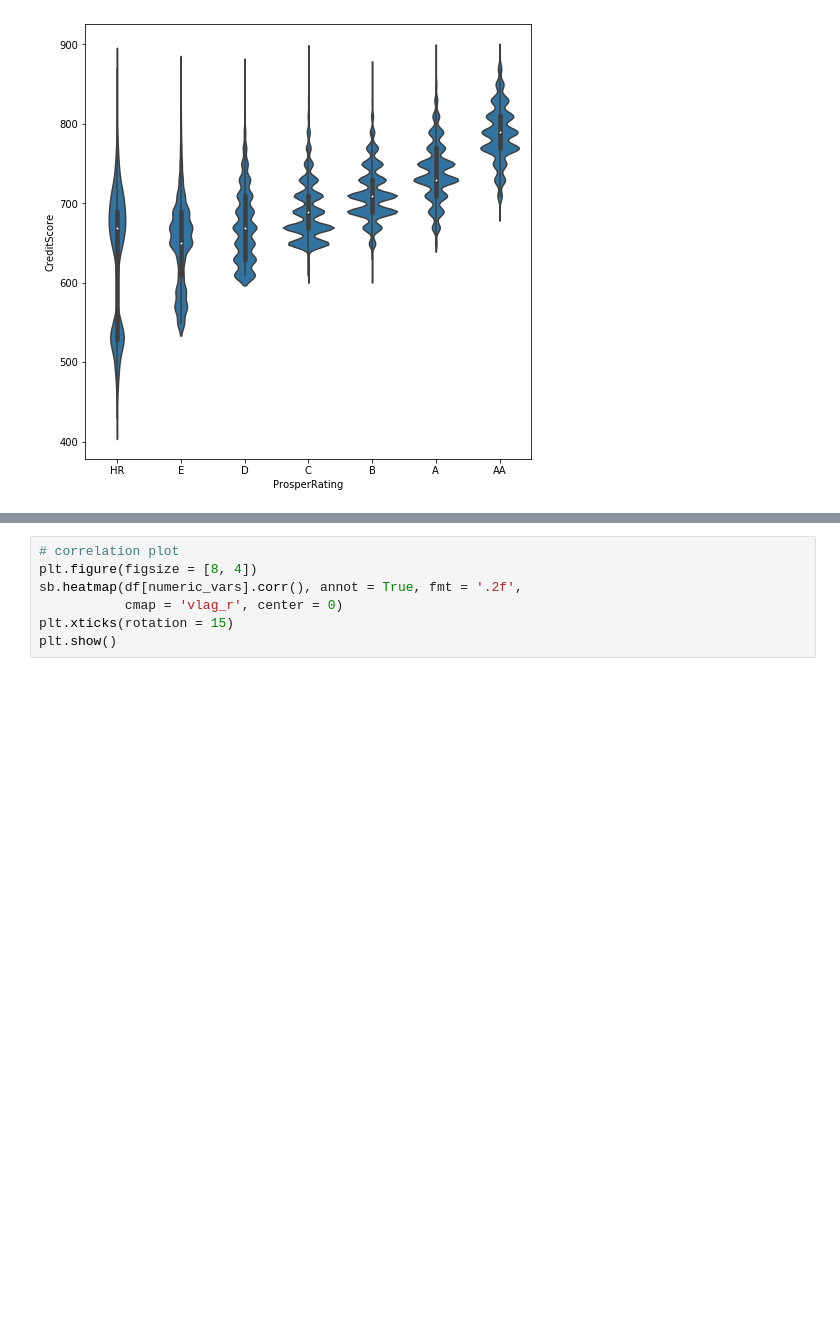
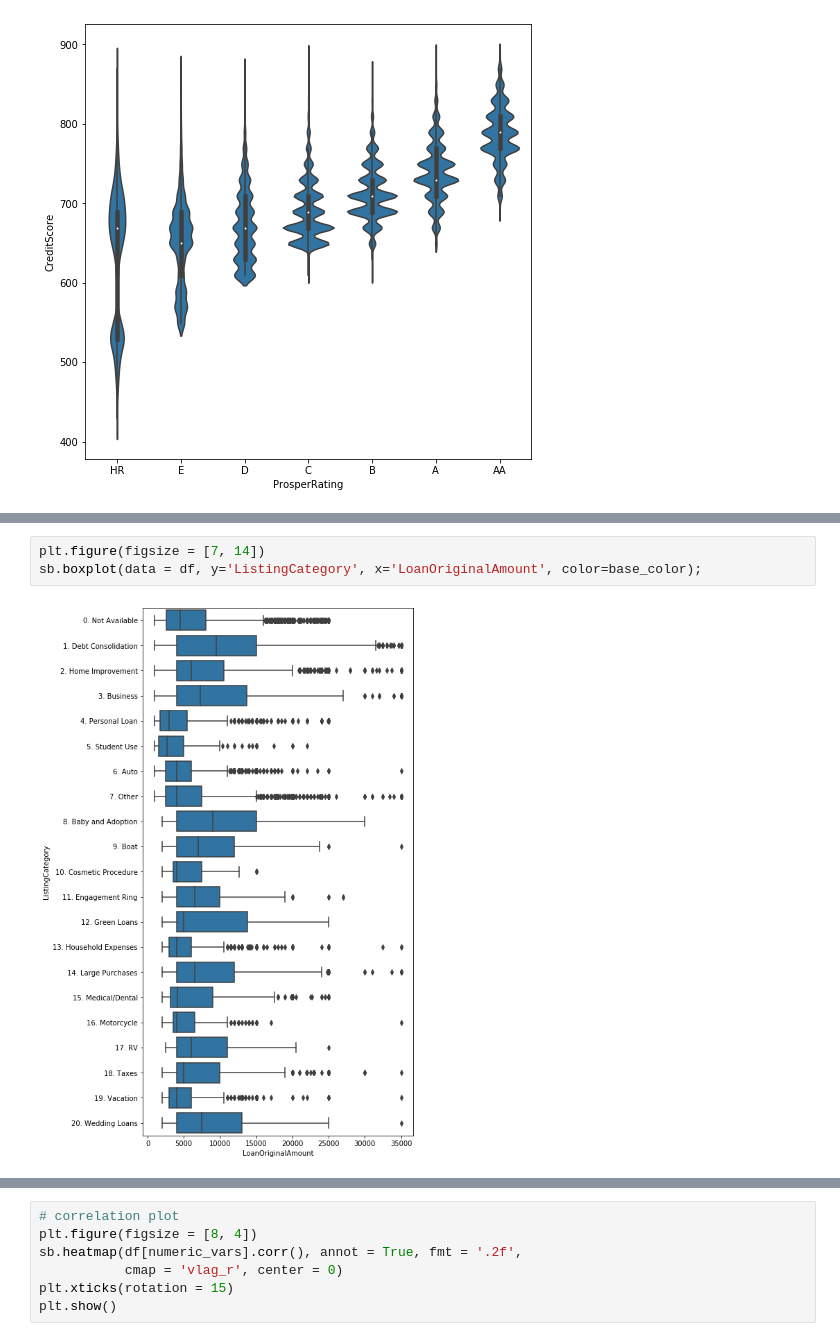
Before and after one commit to trulsmoller/communicate_data_findings, a Jupyter notebook: Exploration-of_Prosper-loan-data.ipynb, the cells around one changed output, grey strips where cells are left out. Drawn from its saved outputs; the diff is of its cells as text; blank space fills up the shorter version.

```diff
--- a/Exploration-of_Prosper-loan-data.ipynb
+++ b/Exploration-of_Prosper-loan-data.ipynb
@@ -966,3 +971,8 @@ sb.violinplot(data = df, x='ProsperRating', y='CreditScore', color=base_color);
+# %%
+plt.figure(figsize = [7, 14])
+sb.boxplot(data = df, y='ListingCategory', x='LoanOriginalAmount', color=base_color);
+# %% [output]
+[figure, added]
 # %%
 df_sample = df.sample(1000)
 
```
Also changed, not shown: parts of 4 cells of this notebook.
